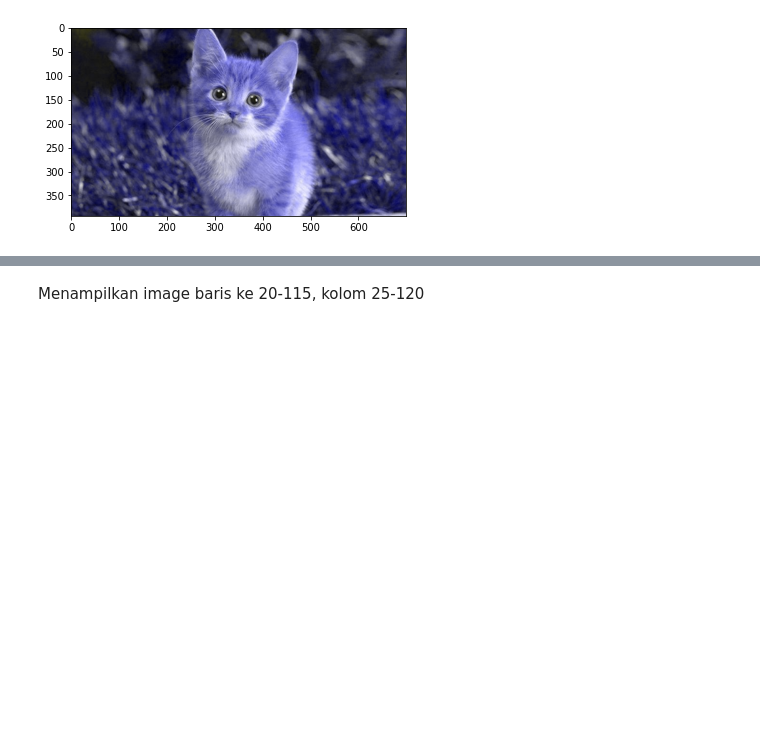
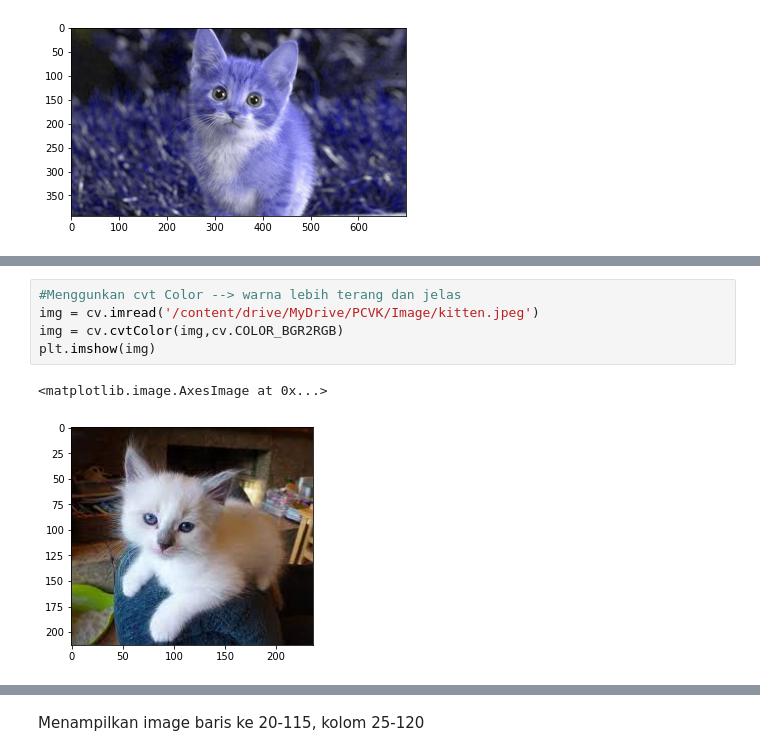
Before and after one commit to SitiZumarohdf/PCVK_Genap_2023, a Jupyter notebook: Week_2.ipynb, the cells around one changed output, grey strips where cells are left out. Drawn from its saved outputs; the diff is of its cells as text; blank space fills up the shorter version.

```diff
--- a/Week_2.ipynb
+++ b/Week_2.ipynb
@@ -202,0 +228,8 @@ plt.show()
+# %%
+#Menggunkan cvt Color --> warna lebih terang dan jelas
+img = cv.imread('/content/drive/MyDrive/PCVK/Image/kitten.jpeg')
+img = cv.cvtColor(img,cv.COLOR_BGR2RGB)
+plt.imshow(img)
+# %% [output]
+<matplotlib.image.AxesImage at 0x...>
+[figure, added]
```
Also changed, not shown: parts of 13 cells of this notebook.
